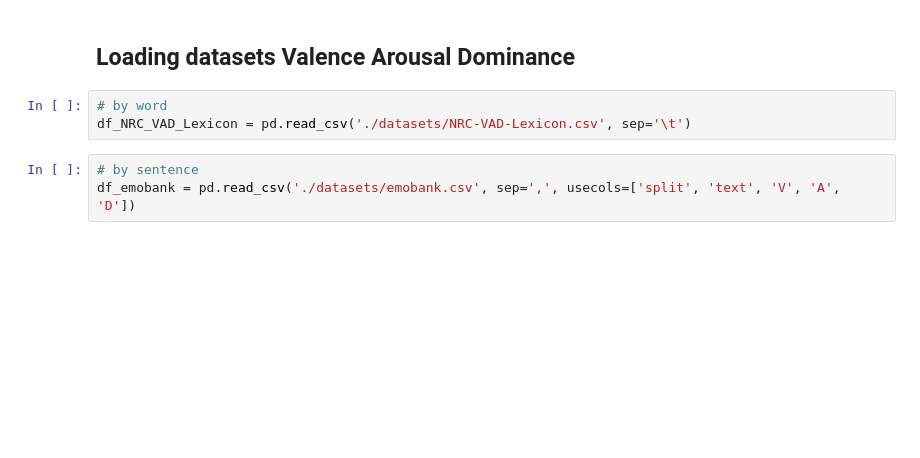
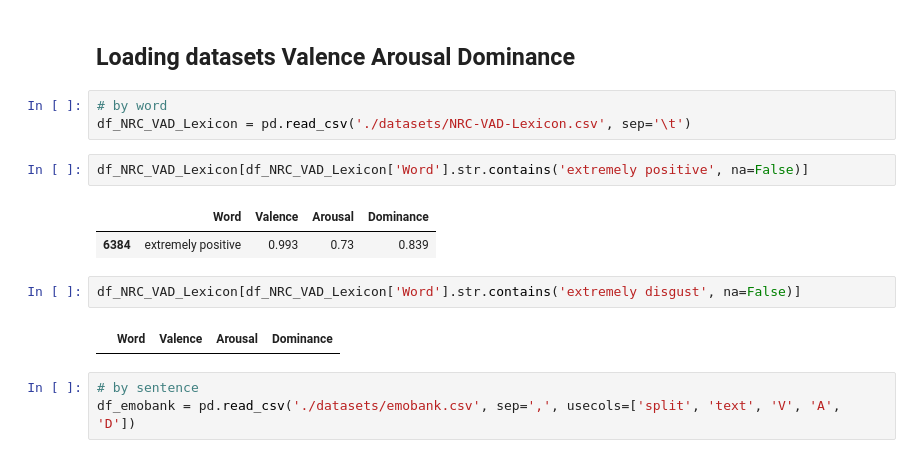
Before and after one commit to aascode/sentiment-analysis-2, a Jupyter notebook: processing/plotting_&_preprocessing_each_word_NLP.ipynb, the cells around one changed output. Cells and saved outputs as stored; diff of their text form; blank space fills up the shorter version.

```diff
--- a/processing/plotting_&_preprocessing_each_word_NLP.ipynb
+++ b/processing/plotting_&_preprocessing_each_word_NLP.ipynb
@@ -579,6 +580,15 @@ lexicon_labels_isear
 # %%
 # by word
 df_NRC_VAD_Lexicon = pd.read_csv('./datasets/NRC-VAD-Lexicon.csv', sep='\t')
+# %%
+df_NRC_VAD_Lexicon[df_NRC_VAD_Lexicon['Word'].str.contains('extremely positive', na=False)]
+# %% [output]
+|  | Word | Valence | Arousal | Dominance |
+| 6384 | extremely positive | 0.993 | 0.73 | 0.839 |
+# %%
+df_NRC_VAD_Lexicon[df_NRC_VAD_Lexicon['Word'].str.contains('extremely disgust', na=False)]
+# %% [output]
+|  | Word | Valence | Arousal | Dominance |
 # %%
 # by sentence
 df_emobank = pd.read_csv('./datasets/emobank.csv', sep=',', usecols=['split', 'text', 'V', 'A', 'D'])
```
Also changed, not shown: parts of 44 cells of this notebook.
